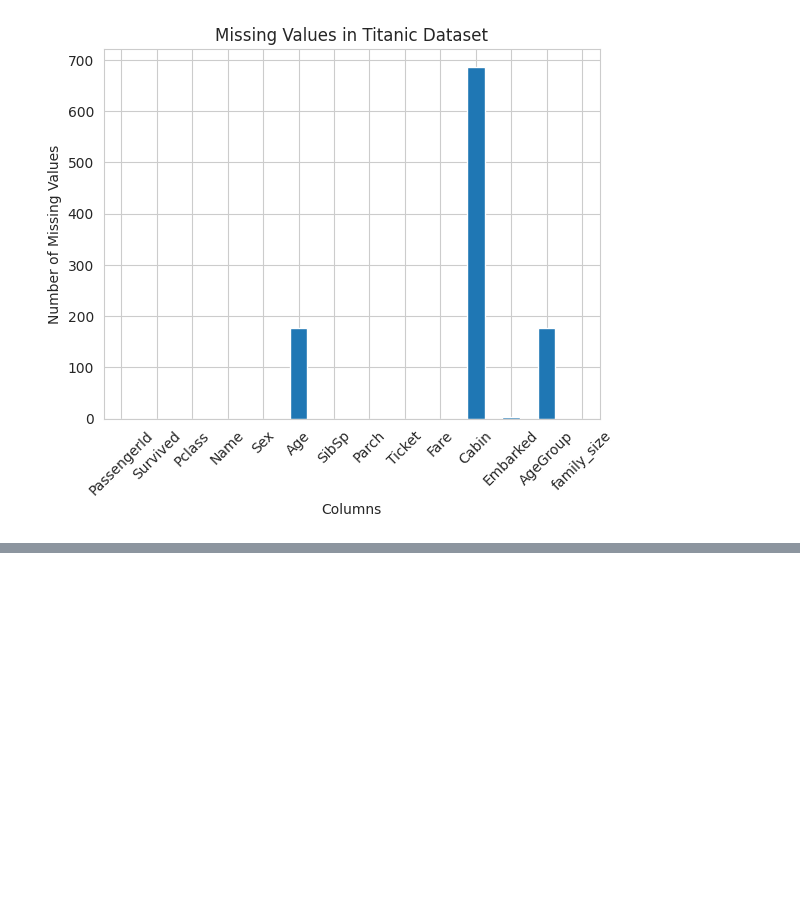
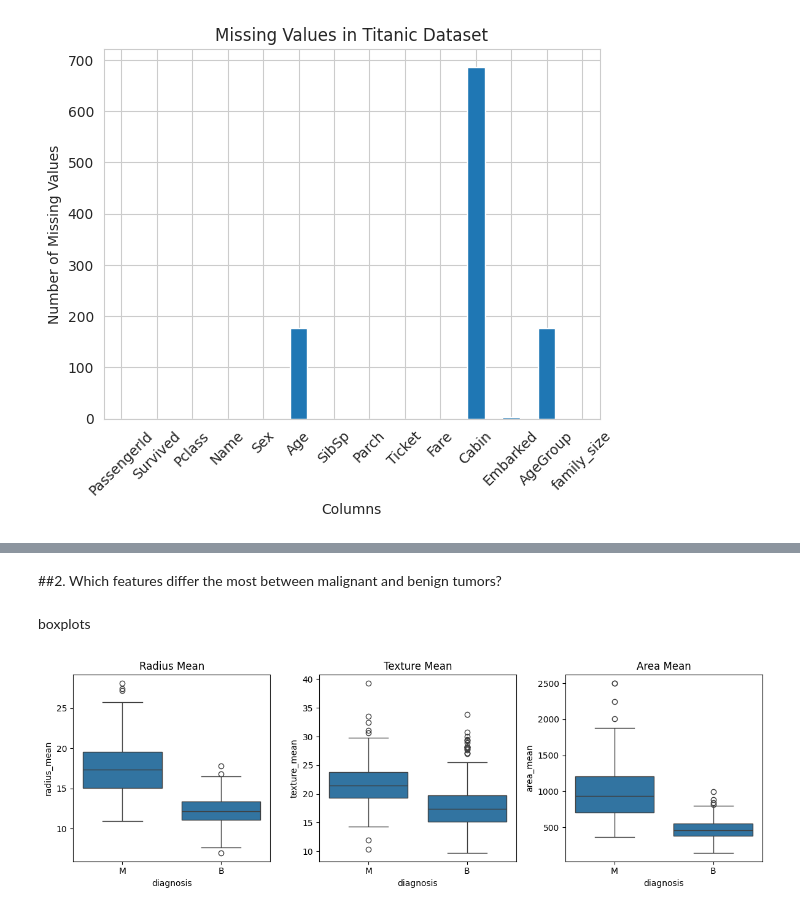
Before and after one commit to Gouri4666/MCA, a Jupyter notebook: sem3_lab/datascience/DataScience.ipynb, the cells around one changed output, grey strips where cells are left out. Cells and saved outputs as stored; diff of their text form; code cells hidden in the pictures; blank space fills up the shorter version.

```diff
--- a/sem3_lab/datascience/DataScience.ipynb
+++ b/sem3_lab/datascience/DataScience.ipynb
@@ -2062,0 +2109,19 @@ plt.show()
+# %% [markdown]
+##2. Which features differ the most between malignant and benign tumors?
+# %% [markdown]
+boxplots
+# %%
+fig, ax = plt.subplots(1, 3, figsize=(12, 4))
+
+sns.boxplot(data=df, x='diagnosis', y='radius_mean', ax=ax[0])
+sns.boxplot(data=df, x='diagnosis', y='texture_mean', ax=ax[1])
+sns.boxplot(data=df, x='diagnosis', y='area_mean', ax=ax[2])
+
+ax[0].set_title('Radius Mean')
+ax[1].set_title('Texture Mean')
+ax[2].set_title('Area Mean')
+
+plt.tight_layout()
+plt.show()
+# %% [output]
+[figure, added]
```
Also changed, not shown: parts of 45 cells of this notebook.
